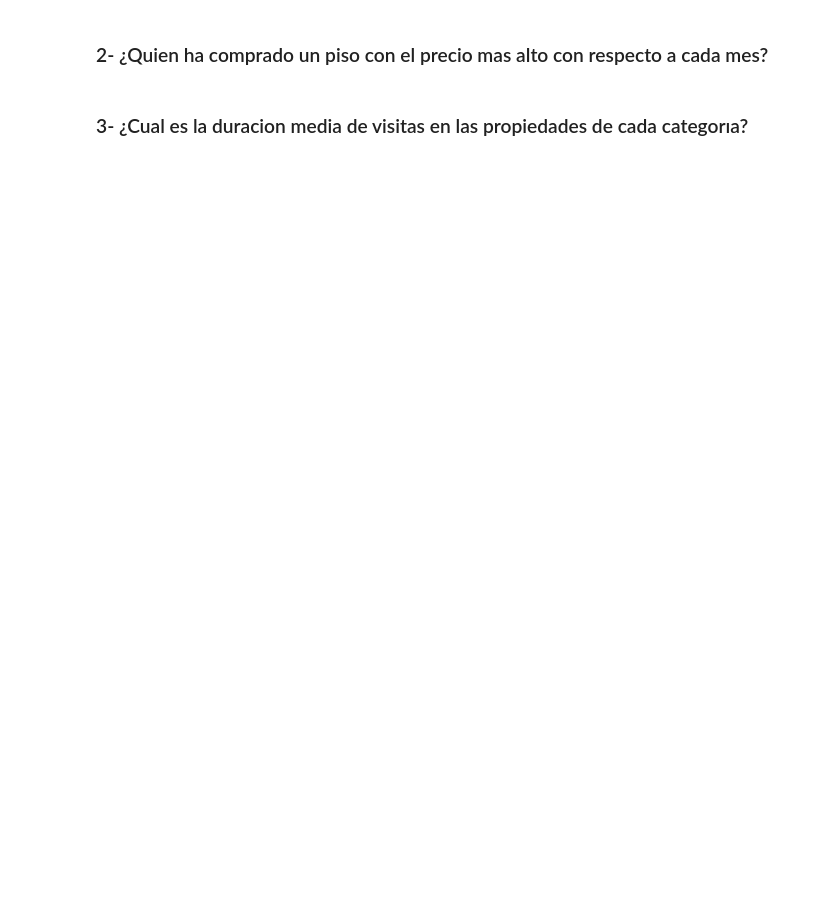
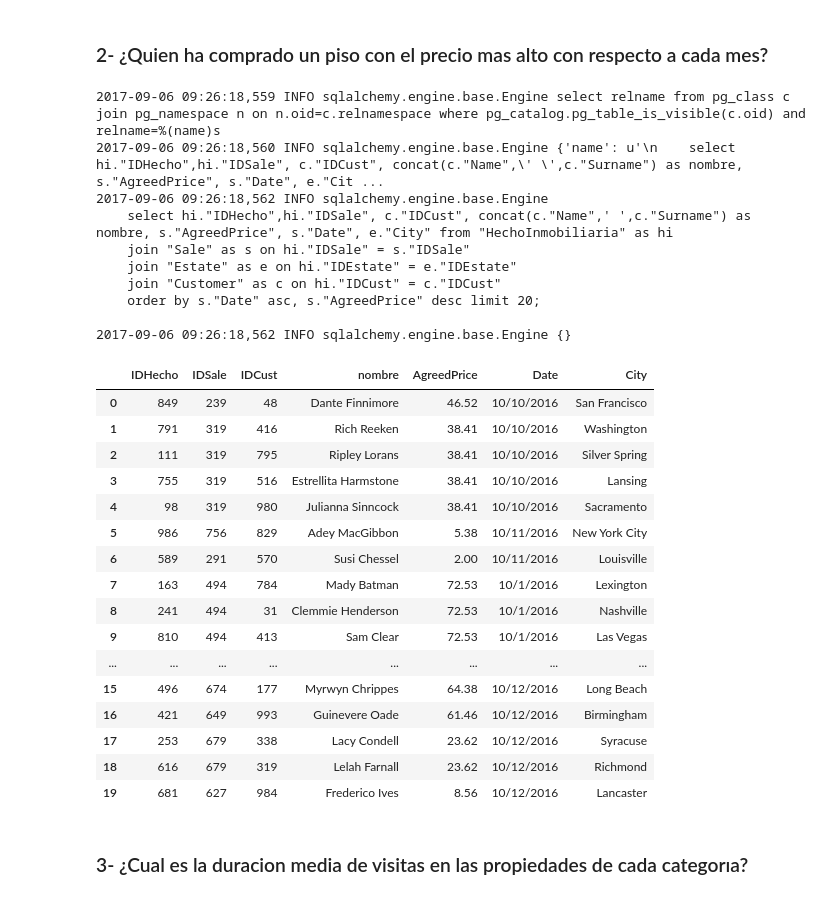
Before and after one commit to nicocarp/DSS, a Jupyter notebook: tp3/TP3-Ejercicio_2_insert_ok.ipynb, the cells around one changed output. Saved outputs shown, nothing was run; the diff lists cells and outputs as text; code cells hidden in the pictures; blank space fills up the shorter version.

Commit message:
consultas de la inmobiliaria hechas

```diff
--- a/tp3/TP3-Ejercicio_2_insert_ok.ipynb
+++ b/tp3/TP3-Ejercicio_2_insert_ok.ipynb
@@ -9,9 +9,9 @@ import pandas as pd
 # Conexion con la base de datos tp32
 # %%
 NOMBRE_DB = "tp32"
-USUARIO_DB = 'postgres' #gaston
-PASSWORD_DB = 'postgres' #gastonm1
-url_db = 'postgresql+psycopg2://%s:%s@localhost:5432/%s'%(USUARIO_DB, PASSWORD_DB,'')
+USUARIO_DB = 'gaston' #gaston
+PASSWORD_DB = 'gastonm1' #gastonm1
+url_db = 'postgresql+psycopg2://%s:%s@localhost:5432/%s'%(USUARIO_DB, PASSWORD_DB, NOMBRE_DB)
 
 engine = alchemy.create_engine(url_db, echo=True)
 try:
@@ -175,4 +215,46 @@ df_hecho_inmobiliaria.to_sql("HechoInmobiliaria", con=engine, if_exists='replace
 # %% [markdown]
 ### 2- ¿Quien ha comprado un piso con el precio mas alto con respecto a cada mes?
+# %%
+def get_propiedad_precio_alto_mes():
+
+    string_sql = """
+    select hi."IDHecho",hi."IDSale", c."IDCust", concat(c."Name",' ',c."Surname") as nombre, s."AgreedPrice", s."Date", e."City" from "HechoInmobiliaria" as hi
+    join "Sale" as s on hi."IDSale" = s."IDSale"
+    join "Estate" as e on hi."IDEstate" = e."IDEstate"
+    join "Customer" as c on hi."IDCust" = c."IDCust"
+    order by s."Date" asc, s."AgreedPrice" desc limit 20;
+    """
+    resultado  = pd.read_sql(string_sql, engine)
+    return resultado
+
+get_propiedad_precio_alto_mes()
+# %% [output]
+2017-09-06 09:26:18,559 INFO sqlalchemy.engine.base.Engine select relname from pg_class c join pg_namespace n on n.oid=c.relnamespace where pg_catalog.pg_table_is_visible(c.oid) and relname=%(name)s
+2017-09-06 09:26:18,560 INFO sqlalchemy.engine.base.Engine {'name': u'\n    select hi."IDHecho",hi."IDSale", c."IDCust", concat(c."Name",\' \',c."Surname") as nombre, s."AgreedPrice", s."Date", e."Cit ...
+2017-09-06 09:26:18,562 INFO sqlalchemy.engine.base.Engine
+    select hi."IDHecho",hi."IDSale", c."IDCust", concat(c."Name",' ',c."Surname") as nombre, s."AgreedPrice", s."Date", e."City" from "HechoInmobiliaria" as hi
+    join "Sale" as s on hi."IDSale" = s."IDSale"
+    join "Estate" as e on hi."IDEstate" = e."IDEstate"
+    join "Customer" as c on hi."IDCust" = c."IDCust"
+    order by s."Date" asc, s."AgreedPrice" desc limit 20;
+
+2017-09-06 09:26:18,562 INFO sqlalchemy.engine.base.Engine {}
+|  | IDHecho | IDSale | IDCust | nombre | AgreedPrice | Date | City |
+| 0 | 849 | 239 | 48 | Dante Finnimore | 46.52 | 10/10/2016 | San Francisco |
+| 1 | 791 | 319 | 416 | Rich Reeken | 38.41 | 10/10/2016 | Washington |
+| 2 | 111 | 319 | 795 | Ripley Lorans | 38.41 | 10/10/2016 | Silver Spring |
+| 3 | 755 | 319 | 516 | Estrellita Harmstone | 38.41 | 10/10/2016 | Lansing |
+| 4 | 98 | 319 | 980 | Julianna Sinncock | 38.41 | 10/10/2016 | Sacramento |
+| 5 | 986 | 756 | 829 | Adey MacGibbon | 5.38 | 10/11/2016 | New York City |
+| 6 | 589 | 291 | 570 | Susi Chessel | 2.00 | 10/11/2016 | Louisville |
+| 7 | 163 | 494 | 784 | Mady Batman | 72.53 | 10/1/2016 | Lexington |
+| 8 | 241 | 494 | 31 | Clemmie Henderson | 72.53 | 10/1/2016 | Nashville |
+| 9 | 810 | 494 | 413 | Sam Clear | 72.53 | 10/1/2016 | Las Vegas |
+| ... | ... | ... | ... | ... | ... | ... | ... |
+| 15 | 496 | 674 | 177 | Myrwyn Chrippes | 64.38 | 10/12/2016 | Long Beach |
+| 16 | 421 | 649 | 993 | Guinevere Oade | 61.46 | 10/12/2016 | Birmingham |
+| 17 | 253 | 679 | 338 | Lacy Condell | 23.62 | 10/12/2016 | Syracuse |
+| 18 | 616 | 679 | 319 | Lelah Farnall | 23.62 | 10/12/2016 | Richmond |
+| 19 | 681 | 627 | 984 | Frederico Ives | 8.56 | 10/12/2016 | Lancaster |
 # %% [markdown]
 ### 3- ¿Cual es la duracion media de visitas en las propiedades de cada categorıa?
```
Also changed, not shown: parts of 5 cells of this notebook, 1 other file.
